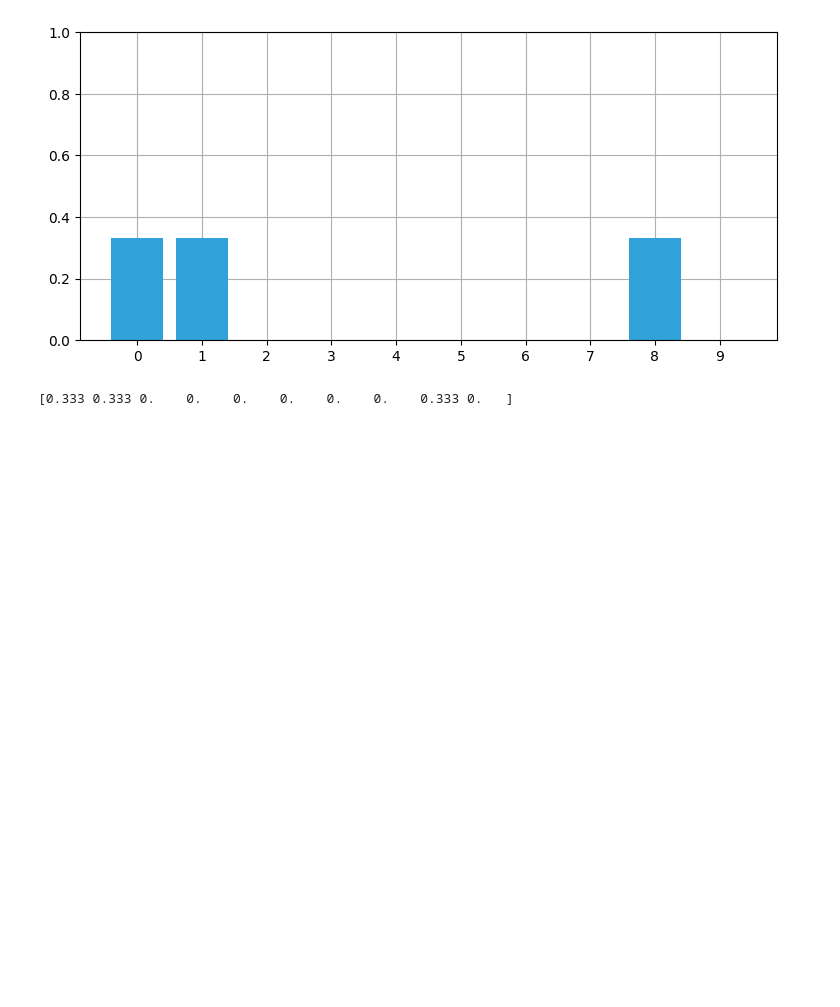
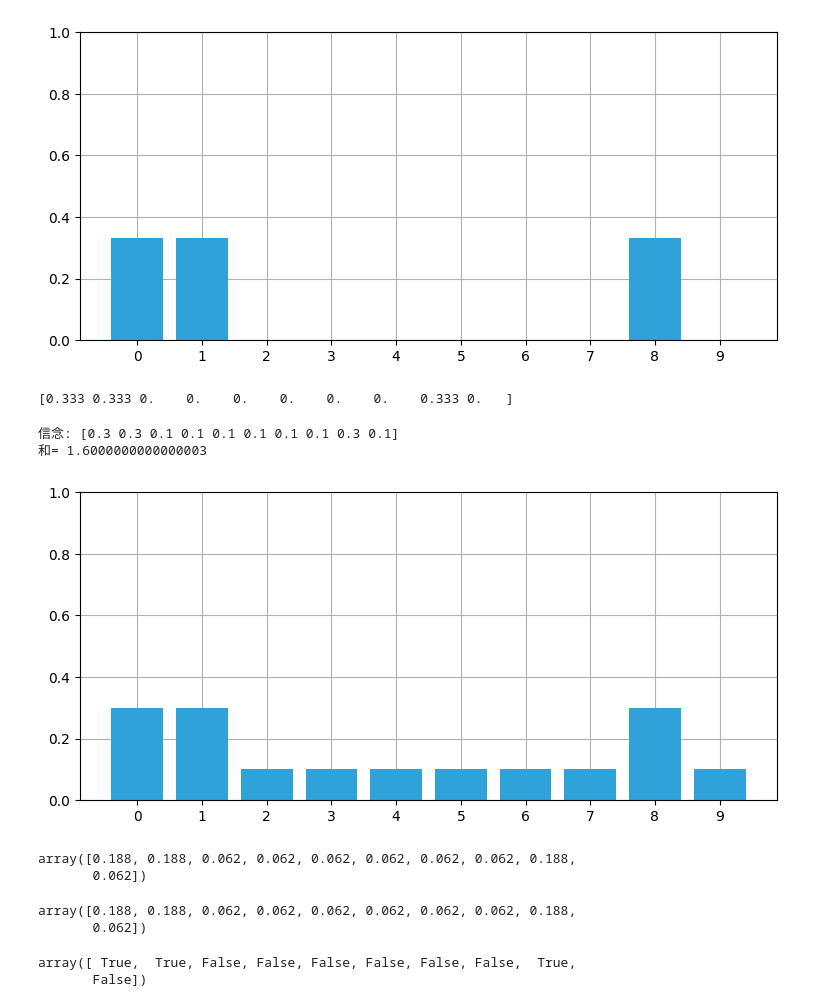
Before and after one commit to styuk/Time-Seriese, a Jupyter notebook: python/filter/bayesfilter_2.ipynb, the cells around one changed output. Cells and saved outputs as stored; diff of their text form; code cells hidden in the pictures; blank space fills up the shorter version.

```diff
--- a/python/filter/bayesfilter_2.ipynb
+++ b/python/filter/bayesfilter_2.ipynb
@@ -57,0 +58,33 @@ belief = np.array([0., 1., 0., 0., 0., 0.,0., 0.,0., 0.,])
+# %%
+def update_belief(hall, belief, z, correct_scale):
+    for i, val in enumerate(hall):
+        if val == z:
+            belief[i] *= correct_scale
+
+belief = np.array([0.1]*10)
+reading = 1   # 1 = 「ドア」
+update_belief(hallway, belief, z=reading, correct_scale=3.)
+print('信念:', belief)
+print('和=', sum(belief))
+plt.figure()
+book_plots.bar_plot(belief)
+# %% [output]
+信念: [0.3 0.3 0.1 0.1 0.1 0.1 0.1 0.1 0.3 0.1]
+和= 1.6000000000000003
+[figure, added]
+# %%
+belief / sum(belief)
+# %% [output]
+array([0.188, 0.188, 0.062, 0.062, 0.062, 0.062, 0.062, 0.062, 0.188,
+       0.062])
+# %%
+from filterpy.discrete_bayes import normalize
+normalize(belief)
+# %% [output]
+array([0.188, 0.188, 0.062, 0.062, 0.062, 0.062, 0.062, 0.062, 0.188,
+       0.062])
+# %%
+hallway ==1
+# %% [output]
+array([ True,  True, False, False, False, False, False, False,  True,
+       False])
```
Also changed, not shown: parts of 6 cells of this notebook.
